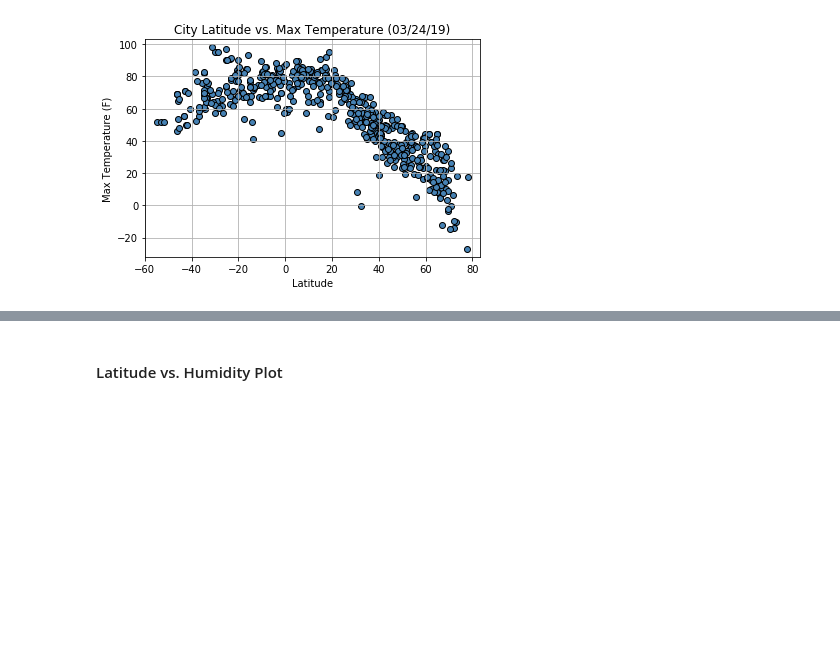
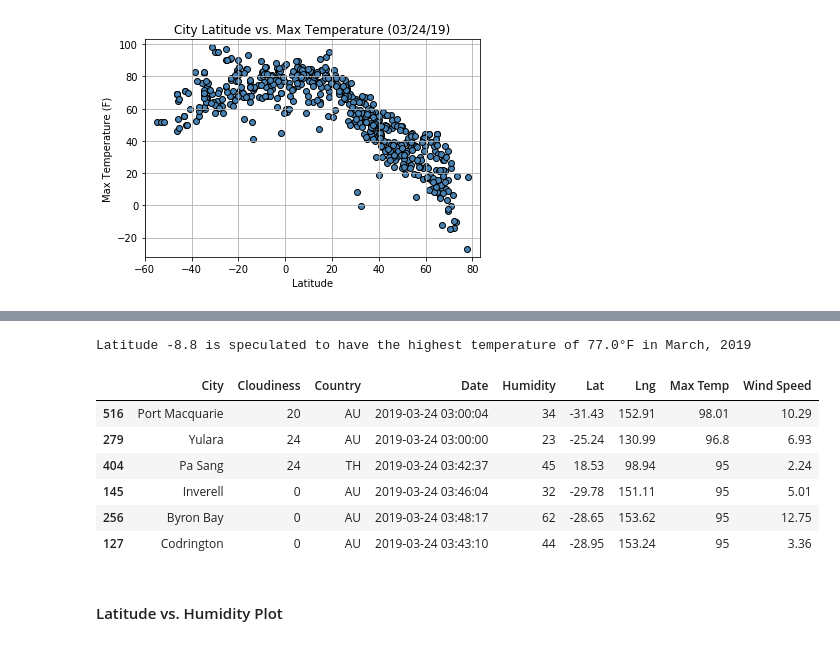
Before and after one commit to koudash/Homework-06_WeatherPy, a Jupyter notebook: WeatherPy.ipynb, the cells around one changed output, grey strips where cells are left out. Cells and saved outputs as stored; diff of their text form; code cells hidden in the pictures; blank space fills up the shorter version.

```diff
--- a/WeatherPy.ipynb
+++ b/WeatherPy.ipynb
@@ -239,3 +288,29 @@ plt.show()
+# %%
+# Calculate the latitude for highest temperature speculated by quadratic regression curve
+lat_max_t_fit = 0 - p2[1] / (2 * p2[0])
+
+# Calculate the highest temperature speculated by quadratic regression curve
+t_max_fit = lat_max_t_fit**2 * p2[0] + lat_max_t_fit * p2[1] + p2[2]
+
+
+# Print the conclusion drawn from quadratic regression
+print("Latitude " + str(round(lat_max_t_fit, 1)) + " is speculated to have the highest temperature of " + str(round(t_max_fit, 1)) + u"\u00b0" + "F in " + months[date_list[0][5:7]] + ", " + date_list[0][:4])
+# %% [output]
+Latitude -8.8 is speculated to have the highest temperature of 77.0°F in March, 2019
+# %%
+# Sort "cities_pd" from the highest to lowest temperature
+cities_t_ana = cities_pd.sort_values("Max Temp", ascending=False)
+
+# View cities with top three highest temperature
+cities_t_ana.head(6)
+# %% [output]
+|  | City | Cloudiness | Country | Date | Humidity | Lat | Lng | Max Temp | Wind Speed |
+| 516 | Port Macquarie | 20 | AU | 2019-03-24 03:00:04 | 34 | -31.43 | 152.91 | 98.01 | 10.29 |
+| 279 | Yulara | 24 | AU | 2019-03-24 03:00:00 | 23 | -25.24 | 130.99 | 96.8 | 6.93 |
+| 404 | Pa Sang | 24 | TH | 2019-03-24 03:42:37 | 45 | 18.53 | 98.94 | 95 | 2.24 |
+| 145 | Inverell | 0 | AU | 2019-03-24 03:46:04 | 32 | -29.78 | 151.11 | 95 | 5.01 |
+| 256 | Byron Bay | 0 | AU | 2019-03-24 03:48:17 | 62 | -28.65 | 153.62 | 95 | 12.75 |
+| 127 | Codrington | 0 | AU | 2019-03-24 03:43:10 | 44 | -28.95 | 153.24 | 95 | 3.36 |
 # %% [markdown]
 #### Latitude vs. Humidity Plot
 # %%
```
Also changed, not shown: parts of 12 cells of this notebook, 5 other files.
